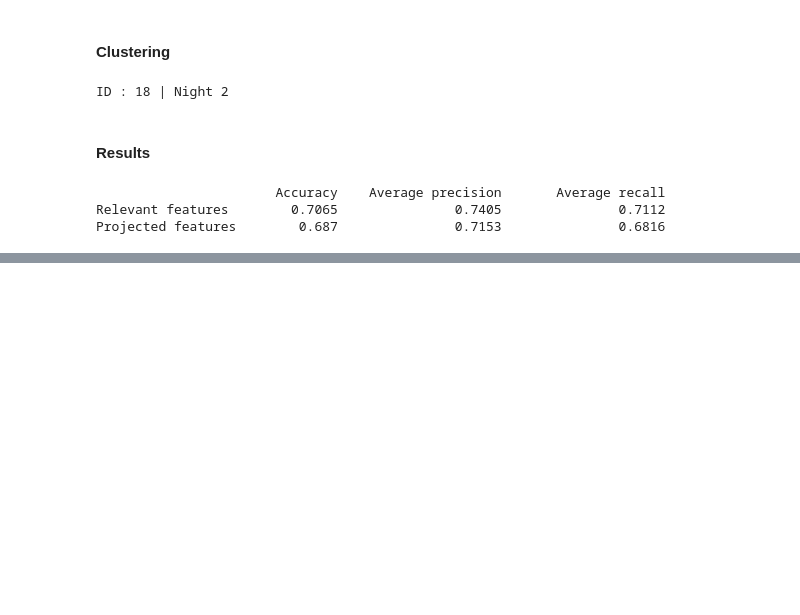
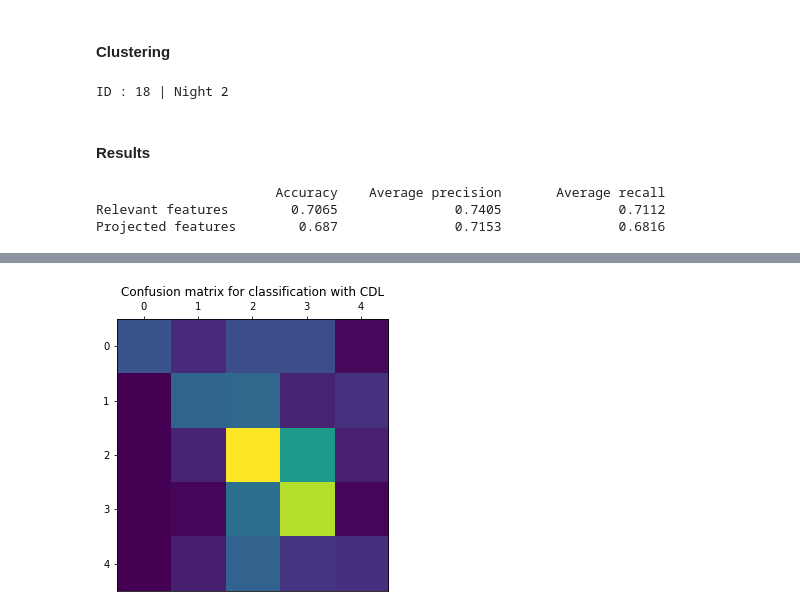
Before and after one commit to cosasha97/automatic-sleep-stages-classification, a Jupyter notebook: sleep_stages_classification.ipynb, the cells around one changed output, grey strips where cells are left out. Cells and saved outputs as stored; diff of their text form; code cells hidden in the pictures; blank space fills up the shorter version.

```diff
--- a/sleep_stages_classification.ipynb
+++ b/sleep_stages_classification.ipynb
@@ -338,0 +411,25 @@ Projected features        0.687               0.7153               0.6816
+# %%
+# Dictionary learning
+dict_learning = []
+for label in range(1,6): # 5 labels
+    # Select a signal having the given label
+    signal = get_training_signal(sample, label)
+    for dim in range(2): # 2 dimensions
+        # learn dictionary
+        dict_learning.append(learn_dict(atleast_2d(signal[:,dim]), atom_length, n_atoms, rng, penalty))
+# %%
+MSE = np.zeros((10, len(sample['labels'])))
+
+for i, dl in enumerate(dict_learning):
+    # retrieve channel corresponding to a dictionnary
+    channel = i%2
+    # compute MSE for all the reconstruction of each sample
+    for k in tqdm(range(len(sample['labels']))):
+        signal = atleast_2d(scale(sample['data'][k,channel,:].T))
+        codes = learn_codes(
+            signal=signal, atom_dictionary=dl, penalty=penalty
+        )
+        error = compute_error(
+            signal=signal, atom_dictionary=dl, codes=codes
+        )
+        MSE[i,k] = error
@@ -338,0 +451,11 @@ Projected features        0.687               0.7153               0.6816
+# %%
+cm = confusion_matrix(sample['labels'], predicted_labels, labels=np.arange(1,6))
+
+fig = plt.figure(figsize=(5,5))
+plt.title("Confusion matrix for classification with CDL")
+axes = plt.gca()
+plt.imshow(cm)
+axes.xaxis.tick_top()
+plt.show()
+# %% [output]
+[figure, added]
```
Also changed, not shown: parts of 12 cells of this notebook.
